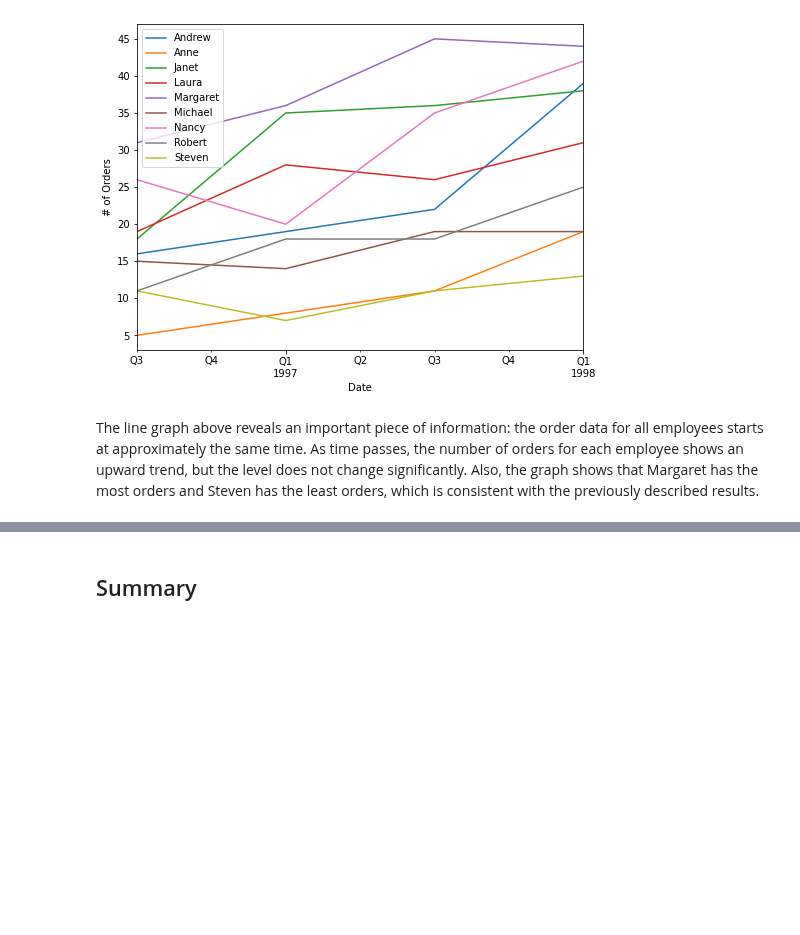
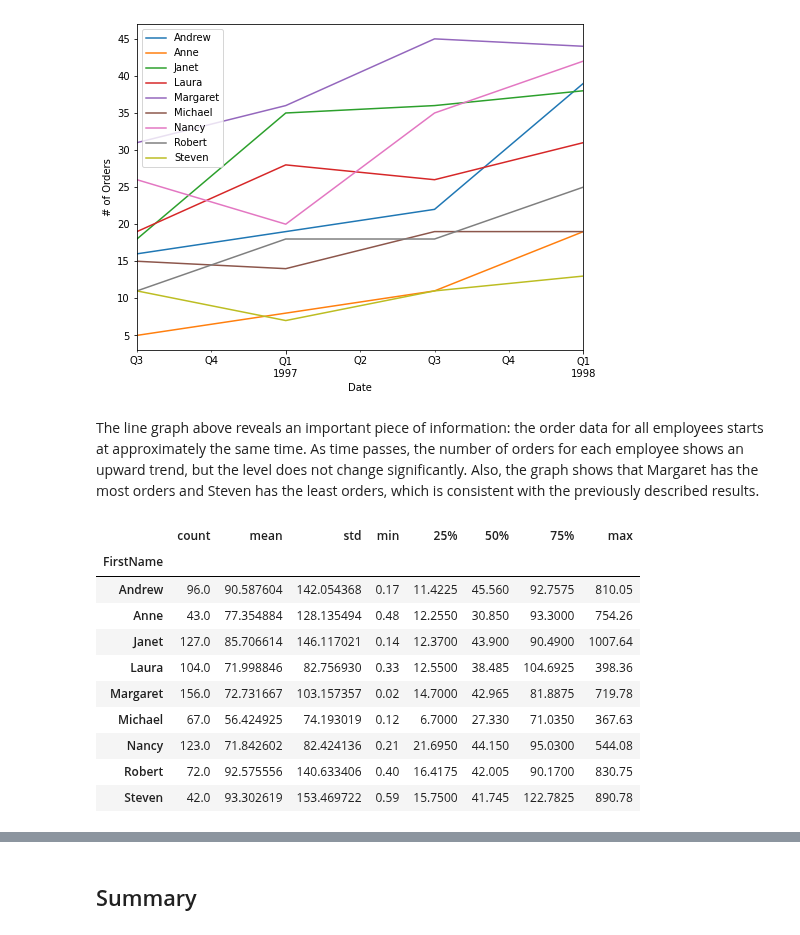
Before and after one commit to peshekhodko/ST590-Project2, a Jupyter notebook: Han_Li_Peshekhodko_ST590_Project2_P2.ipynb, the cells around one changed output, grey strips where cells are left out. Cells and saved outputs as stored; diff of their text form; code cells hidden in the pictures; blank space fills up the shorter version.

```diff
--- a/Han_Li_Peshekhodko_ST590_Project2_P2.ipynb
+++ b/Han_Li_Peshekhodko_ST590_Project2_P2.ipynb
@@ -125,3 +125,17 @@ plt.show()
 [figure]
 # %% [markdown]
 The line graph above reveals an important piece of information: the order data for all employees starts at approximately the same time. As time passes, the number of orders for each employee shows an upward trend, but the level does not change significantly. Also, the graph shows that Margaret has the most orders and Steven has the least orders, which is consistent with the previously described results.
+# %%
+employee_order.groupby('FirstName')['Freight'].describe()
+# %% [output]
+|  | count | mean | std | min | 25% | 50% | 75% | max |
+| FirstName |  |  |  |  |  |  |  |  |
+| Andrew | 96.0 | 90.587604 | 142.054368 | 0.17 | 11.4225 | 45.560 | 92.7575 | 810.05 |
+| Anne | 43.0 | 77.354884 | 128.135494 | 0.48 | 12.2550 | 30.850 | 93.3000 | 754.26 |
+| Janet | 127.0 | 85.706614 | 146.117021 | 0.14 | 12.3700 | 43.900 | 90.4900 | 1007.64 |
+| Laura | 104.0 | 71.998846 | 82.756930 | 0.33 | 12.5500 | 38.485 | 104.6925 | 398.36 |
+| Margaret | 156.0 | 72.731667 | 103.157357 | 0.02 | 14.7000 | 42.965 | 81.8875 | 719.78 |
+| Michael | 67.0 | 56.424925 | 74.193019 | 0.12 | 6.7000 | 27.330 | 71.0350 | 367.63 |
+| Nancy | 123.0 | 71.842602 | 82.424136 | 0.21 | 21.6950 | 44.150 | 95.0300 | 544.08 |
+| Robert | 72.0 | 92.575556 | 140.633406 | 0.40 | 16.4175 | 42.005 | 90.1700 | 830.75 |
+| Steven | 42.0 | 93.302619 | 153.469722 | 0.59 | 15.7500 | 41.745 | 122.7825 | 890.78 |
```
Also changed, not shown: parts of 13 cells of this notebook.
